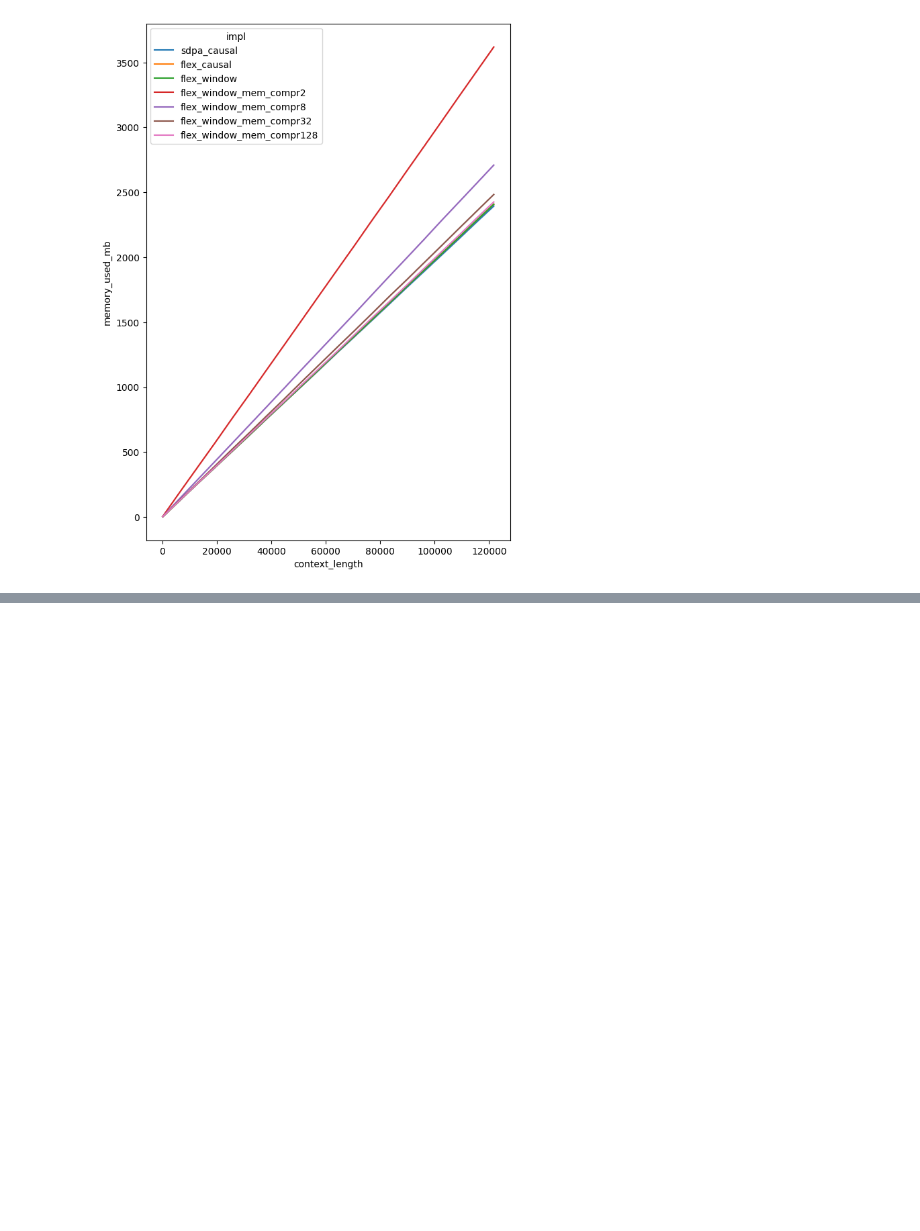
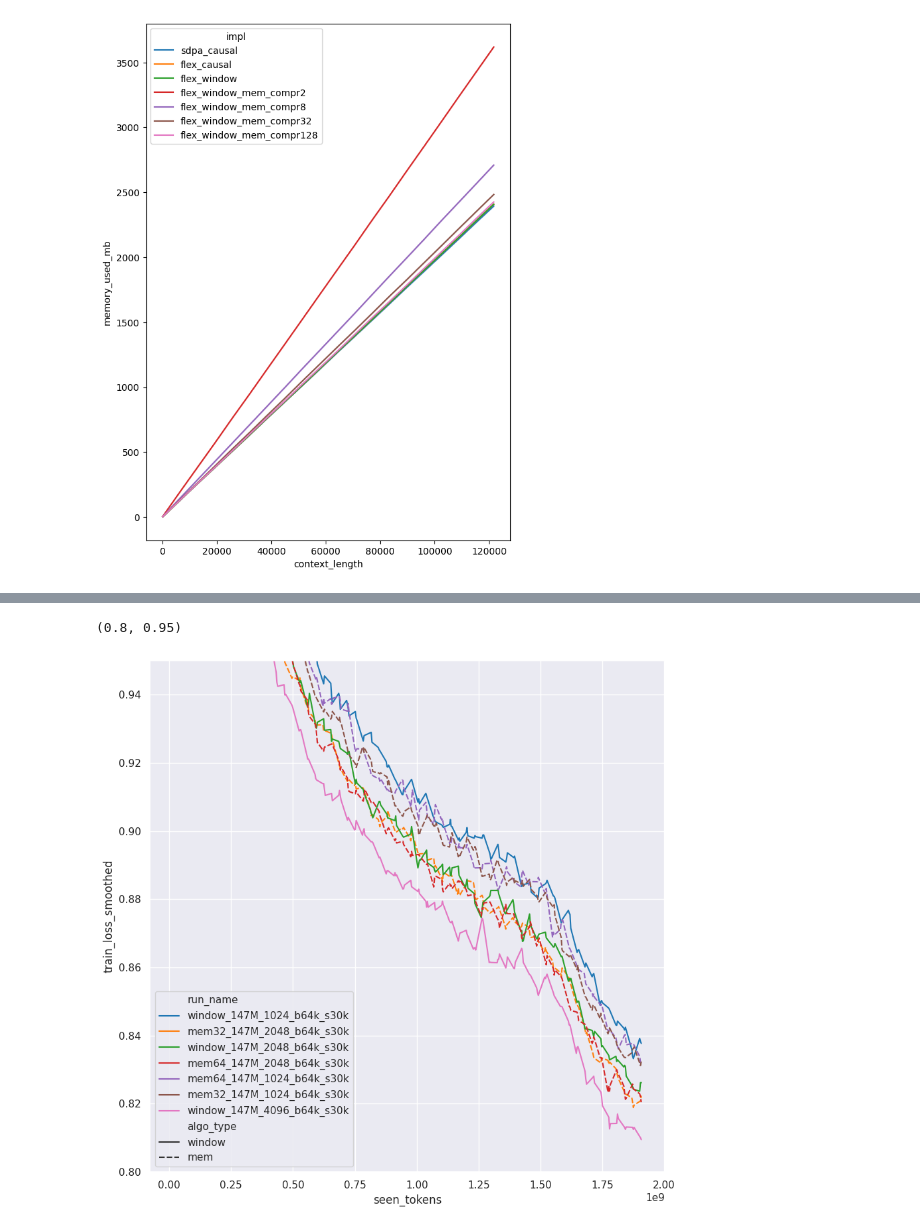
Before and after one commit to ViktorooReps/mem-llm, a Jupyter notebook: vis.ipynb, the cells around one changed output, grey strips where cells are left out. Cells and saved outputs as stored; diff of their text form; code cells hidden in the pictures; blank space fills up the shorter version.

```diff
--- a/vis.ipynb
+++ b/vis.ipynb
@@ -25,0 +74,12 @@ sns.lineplot(data, x='context_length', y='memory_used_mb', hue='impl')
+# %%
+window = 8
+all_metrics = all_metrics.sort_values(by='seen_tokens')
+for run_name in all_metrics['run_name'].unique():
+    subset = (all_metrics['run_name'] == run_name)
+    all_metrics.loc[subset, 'train_loss_smoothed'] = all_metrics.loc[subset, 'train_loss'].rolling(window=window, center=True).sum() / window
+plt.figure(figsize=(10, 10))
+sns.lineplot(all_metrics[~pd.isna(all_metrics['train_loss_smoothed'])], x='seen_tokens', y='train_loss_smoothed', hue='run_name', style='algo_type')
+plt.ylim((0.8, 0.95))
+# %% [output]
+(0.8, 0.95)
+[figure, added]
```
Also changed, not shown: parts of 8 cells of this notebook, 17 other files.
